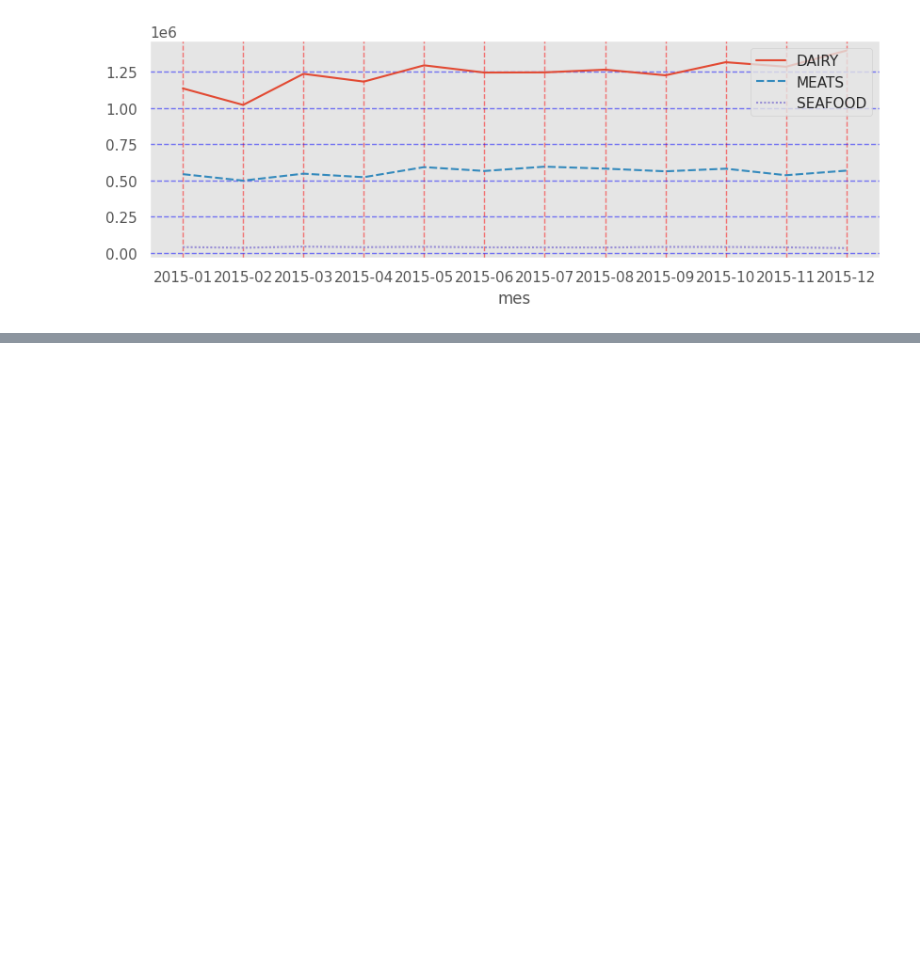
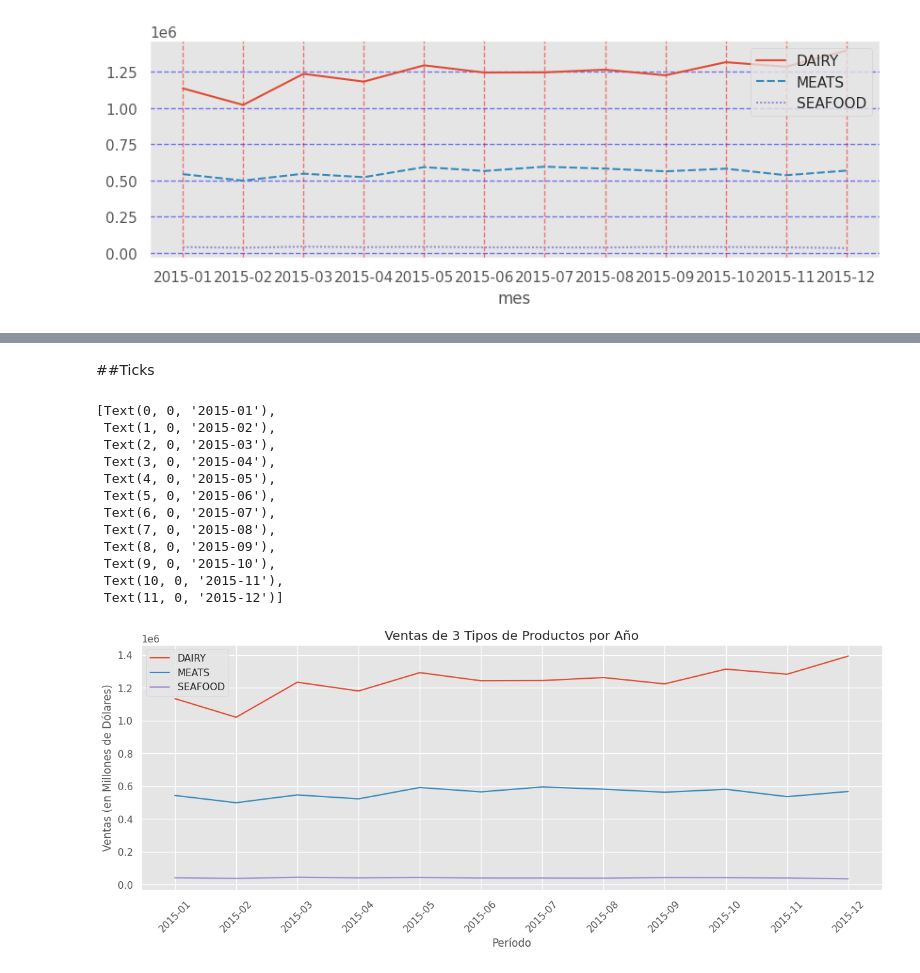
Before and after one commit to lromeror/DataVisualization, a Jupyter notebook: Visualizaciones Univariables/PersonailizacionPlots.ipynb, the cells around one changed output, grey strips where cells are left out. Drawn from its saved outputs; the diff is of its cells as text; code cells hidden in the pictures; blank space fills up the shorter version.

```diff
--- a/Visualizaciones Univariables/PersonailizacionPlots.ipynb
+++ b/Visualizaciones Univariables/PersonailizacionPlots.ipynb
@@ -174,0 +254,60 @@ fig.show()
+# %% [markdown]
+##Ticks
+# %%
+plt.style.use(
+    'ggplot'
+)
+ax = df.plot.line(
+    figsize=(15, 5),
+    title='Ventas de 3 Tipos de Productos por Año'
+)
+ax.set_xlabel('Período')
+ax.set_ylabel('Ventas (en Millones de Dólares)')
+
+# Si quiero redefinir todas mis etiquetas
+# Primero tengo que definir una lista con las posiciones
+# que tendran mis etiquetas en el eje X
+posiciones = np.arange(0, len(df))
+# Luego le digo al gráfico en que posiciones quiero tener mis etiquetas
+ax.set_xticks(posiciones) # https://matplotlib.org/stable/api/_as_gen/matplotlib.axes.Axes.set_xticks.html
+# Finalmente defino las etiquetas que quiero
+ax.set_xticklabels(
+    df.index.values,
+    rotation=45 # Rotacion de las etiquetas
+)
+
+# Por ejemplo, si solo quisiera etiquetas en la primera y tercera posicion del EJE X haria lo siguiente:
+# ax.set_xticks([0, 2])
+# ax.set_xticklabels(['Primera', 'Tercera'], rotation=45)
+
+# Otra tecnica comun es utilizar saltos
+# ax.set_xticks(
+#     posiciones[::2]
+# )
+# ax.set_xticklabels(
+#     df.index.values[::2]
+# )
+
+# Tambien puedo hacerlo con el eje Y
+# ax.set_yticks(
+#     [1000000],
+# )
+
+# ax.set_yticklabels(
+#     ['UN MILLON'],
+#     rotation=45 # Rotacion de las etiquetas
+# )
+# %% [output]
+[Text(0, 0, '2015-01'),
+ Text(1, 0, '2015-02'),
+ Text(2, 0, '2015-03'),
+ Text(3, 0, '2015-04'),
+ Text(4, 0, '2015-05'),
+ Text(5, 0, '2015-06'),
+ Text(6, 0, '2015-07'),
+ Text(7, 0, '2015-08'),
+ Text(8, 0, '2015-09'),
+ Text(9, 0, '2015-10'),
+ Text(10, 0, '2015-11'),
+ Text(11, 0, '2015-12')]
+[figure, added]
```
Also changed, not shown: parts of 31 cells of this notebook.
